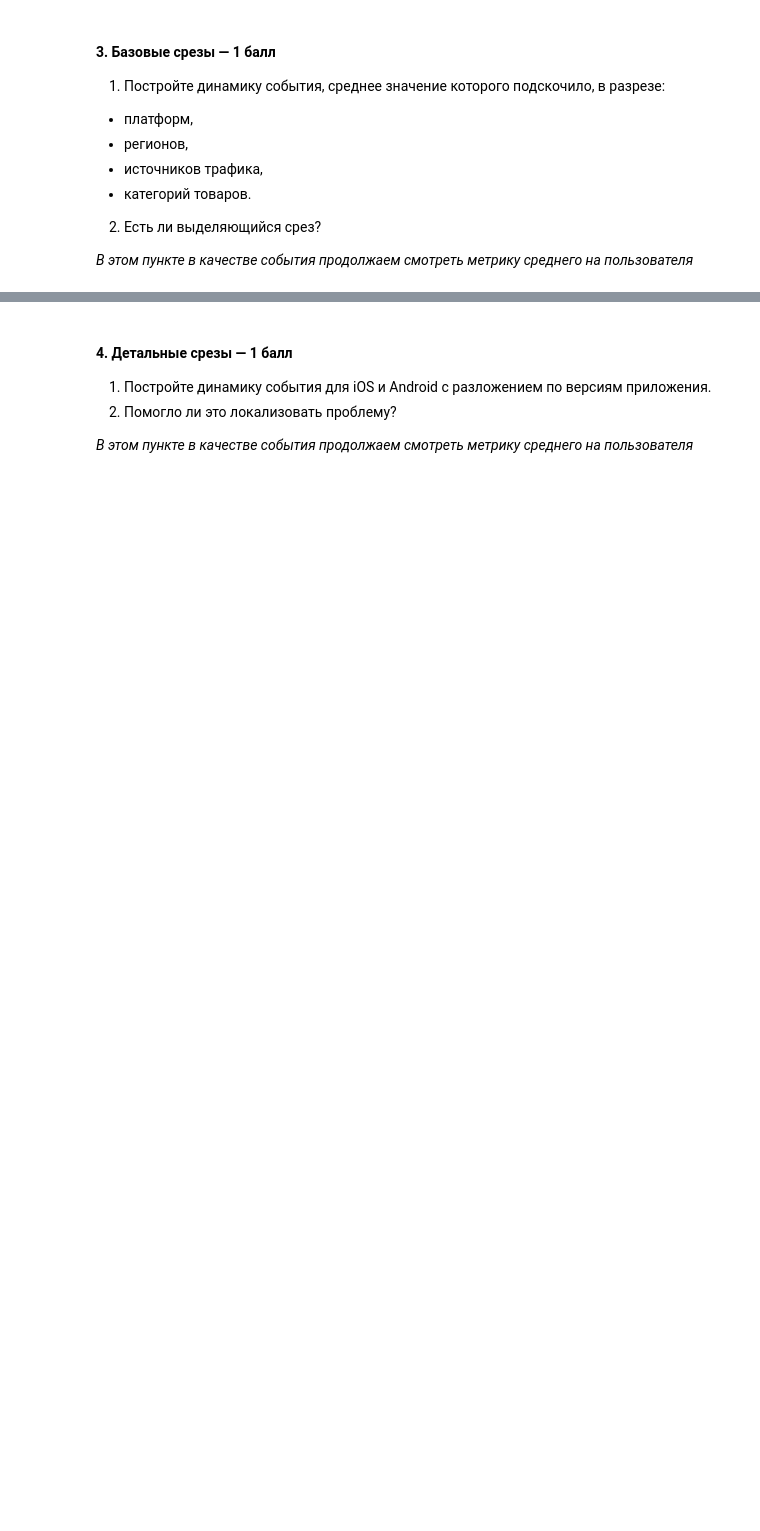
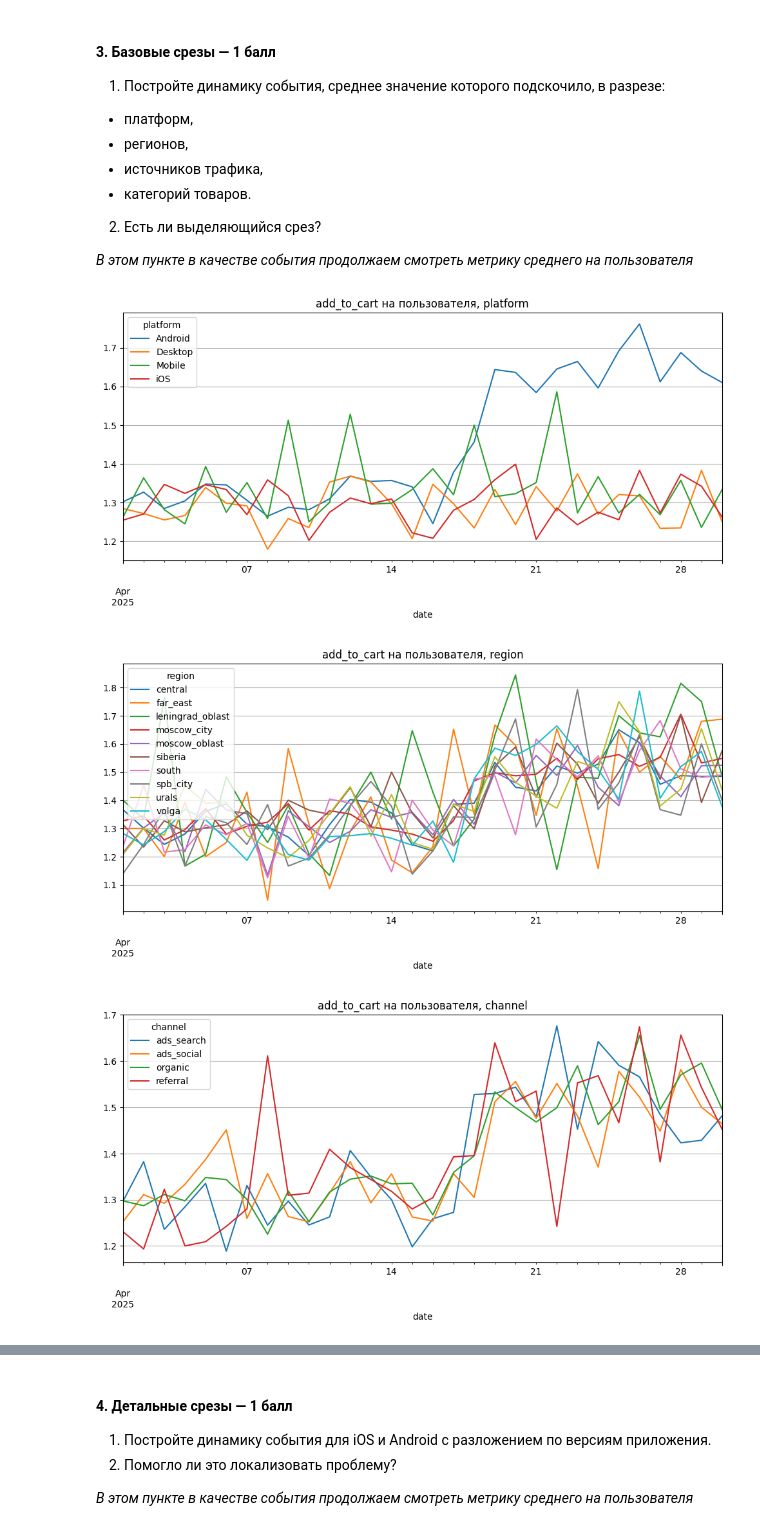
Before and after one commit to brezhnevaan/hse_product_metrics_course, a Jupyter notebook: HW_1/HW_1.ipynb, the cells around one changed output, grey strips where cells are left out. Drawn from its saved outputs; the diff is of its cells as text; code cells hidden in the pictures; blank space fills up the shorter version.

```diff
--- a/HW_1/HW_1.ipynb
+++ b/HW_1/HW_1.ipynb
@@ -103,4 +171,18 @@ df.head()
 
 *В этом пункте в качестве события продолжаем смотреть метрику среднего на пользователя*
 # %%
-# your code is here
+cart = df[df.event == 'add_to_cart']
+
+for col in ['platform', 'region', 'channel', 'category']:
+    t = (
+        cart.groupby(['date', col, 'user_id']).size()
+            .groupby(['date', col]).mean()
+            .unstack()
+    )
+    t.plot(figsize=(12, 5), title=f'add_to_cart на пользователя, {col}')
+    plt.grid(True)
+    plt.show()
+# %% [output]
+[figure, added]
+[figure, added]
+[figure, added]
```
Also changed, not shown: parts of 12 cells of this notebook.
